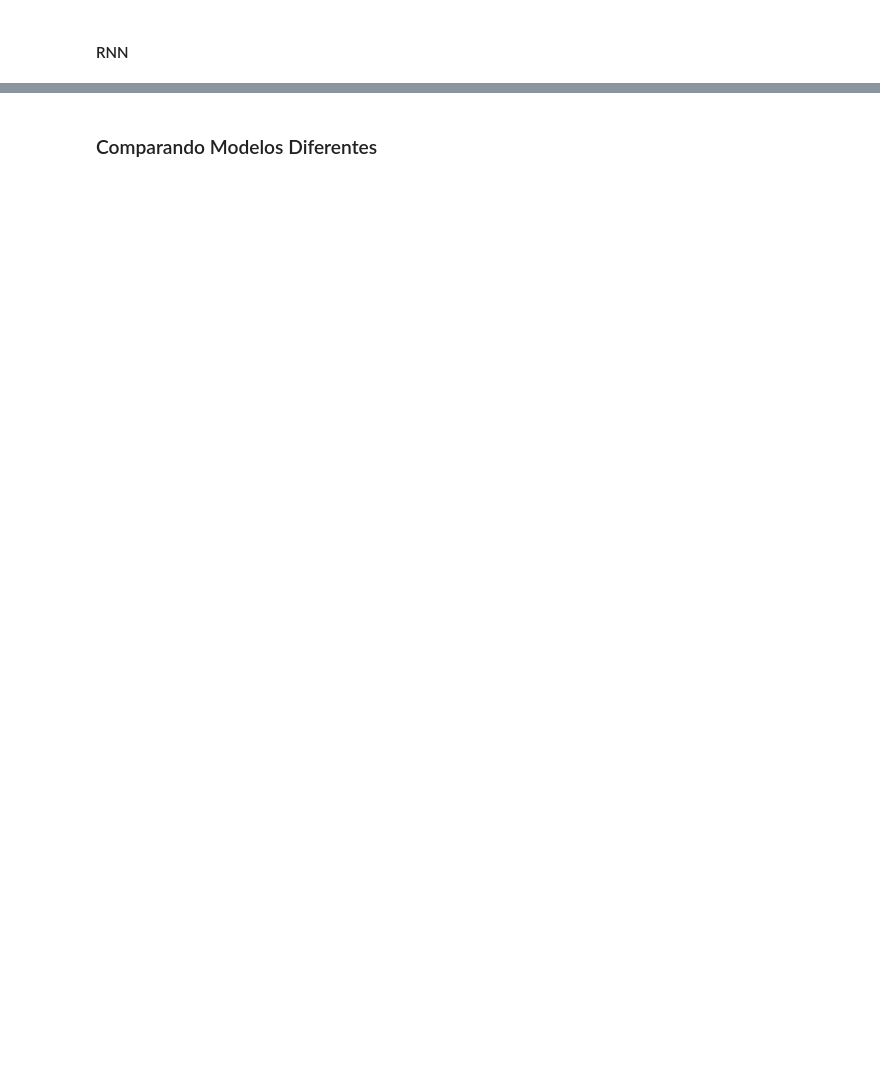
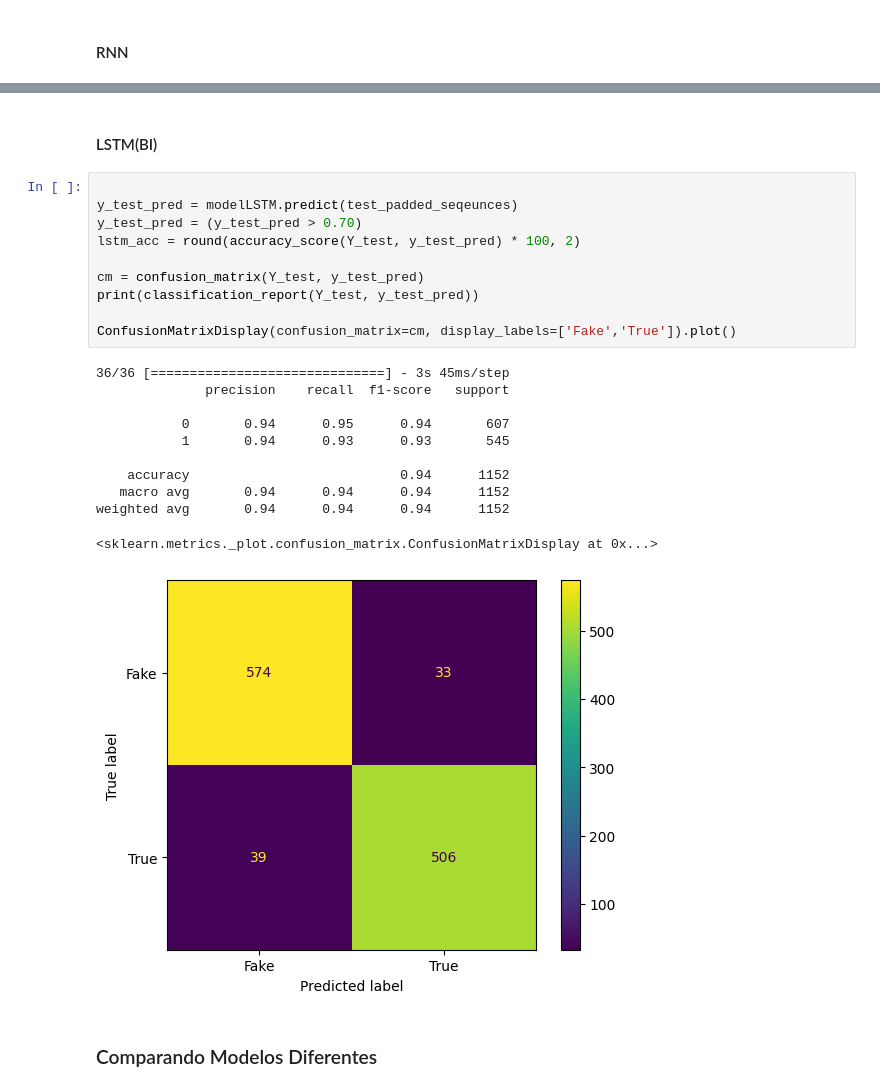
Before and after one commit to Systematicos/Model-dectation-fake-news, a Jupyter notebook: notebooks/main com final e teste junto.ipynb, the cells around one changed output, grey strips where cells are left out. Cells and saved outputs as stored; diff of their text form; blank space fills up the shorter version.

```diff
--- a/notebooks/main com final e teste junto.ipynb
+++ b/notebooks/main com final e teste junto.ipynb
@@ -334,5 +376,29 @@ weighted avg       0.94      0.94      0.94      1152
 <sklearn.metrics._plot.confusion_matrix.ConfusionMatrixDisplay at 0x...>
 [figure]
+# %% [markdown]
+#### LSTM(BI)
+# %%
+
+y_test_pred = modelLSTM.predict(test_padded_seqeunces)
+y_test_pred = (y_test_pred > 0.70)
+lstm_acc = round(accuracy_score(Y_test, y_test_pred) * 100, 2)
+
+cm = confusion_matrix(Y_test, y_test_pred)
+print(classification_report(Y_test, y_test_pred))
+
+ConfusionMatrixDisplay(confusion_matrix=cm, display_labels=['Fake','True']).plot()
+# %% [output]
+36/36 [==============================] - 3s 45ms/step
+              precision    recall  f1-score   support
+
+           0       0.94      0.95      0.94       607
+           1       0.94      0.93      0.93       545
+
+    accuracy                           0.94      1152
+   macro avg       0.94      0.94      0.94      1152
+weighted avg       0.94      0.94      0.94      1152
+<sklearn.metrics._plot.confusion_matrix.ConfusionMatrixDisplay at 0x...>
+[figure, added]
 # %% [markdown]
 ### Comparando Modelos Diferentes
 # %%
```
Also changed, not shown: parts of 13 cells of this notebook, 8 other files.
